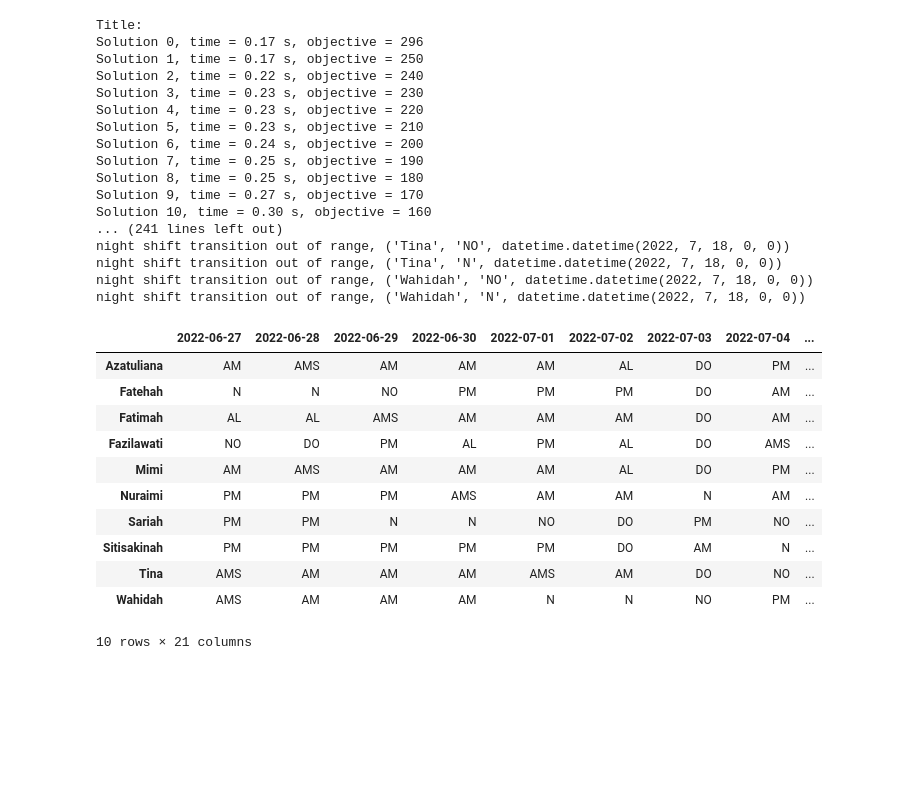
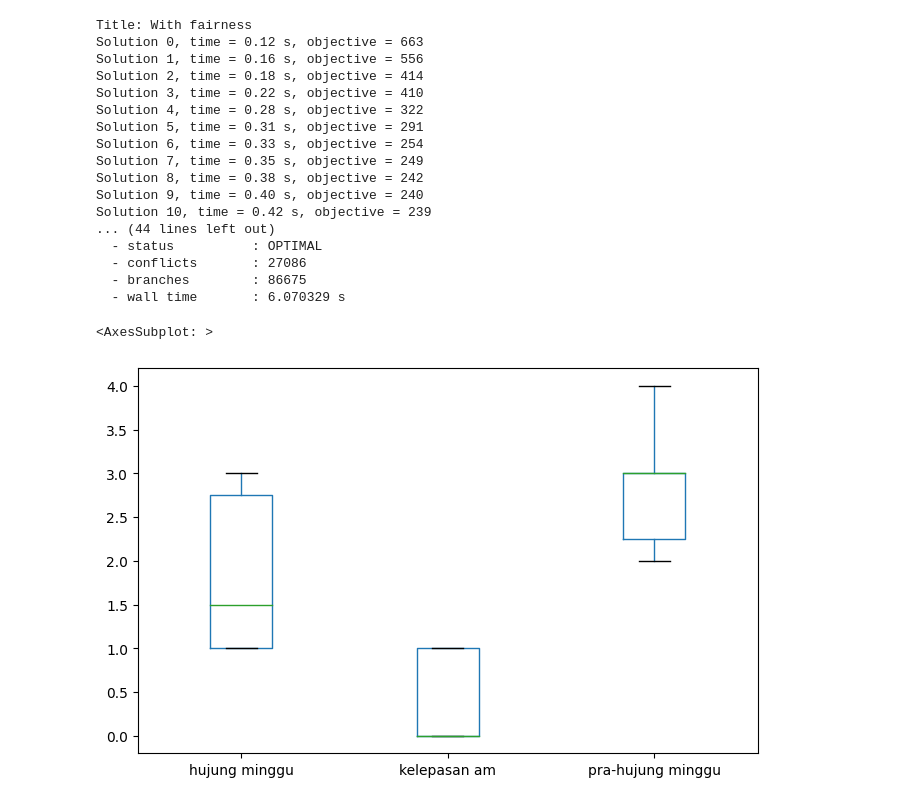
Before and after one commit to Shiftrdw/hukm_scheduling, a Jupyter notebook: main.ipynb, the cells around one changed output. Cells and saved outputs as stored; diff of their text form; code cells hidden in the pictures; blank space fills up the shorter version.

```diff
--- a/main.ipynb
+++ b/main.ipynb
@@ -14,7 +14,9 @@ date_range = utils.date_range(start=(2022,7,4), end=(2022,7,17))
 # %%
-df = pd.read_excel('data.xlsx', index_col=0)
+df = pd.read_excel('jadual_data/data.xlsx', index_col=0)
 prev_roster_date_range = list(df.columns.to_pydatetime())
-prev_roster = utils.get_data_to_tuple('data.xlsx')
+prev_roster = utils.get_data_to_tuple('jadual_data/data.xlsx')
+# %%
+requests = utils.get_request_to_tuple('jadual_data/request.xlsx')
 # %%
 class Model:
     def __init__(self, _nurses, _roles, _shifts, _leaves, _date_range, _prev_roster,_prev_roster_date_range=None):
@@ -582,39 +620,41 @@ class Model:
             self.implement_model_penalty(nurse, worked_ams, name5, self.pre_weekend_penalty[nurse]['ams'], 3)
 # %%
 m = Model(nurses, roles, shifts, leaves, date_range, prev_roster, prev_roster_date_range)
-m.requests()
+m.requests(requests)
 m.previous_roster(m._prev_roster)
 m.off_day_per_week(1)
+m.public_holiday()
 m.number_workers_per_shift()
 m.handle_shift_transition(shift_transition)
-m.handle_night_shift_sequences()
-# m.handle_night_shift_sequences_mode2()
+# m.handle_night_shift_sequences()
+m.handle_night_shift_sequences_mode2()
 # m.handle_night_shift_sequences_mode3()
 # m.handle_slot_sequence_constraints([(n, 2)])
 m.implement_sum_constraint(sum_constraints)
 m.sum_seniority(roles)
-m.fairness_allocation()
+m.fairness_allocation(difference=1)
 m.implement_wkend_hold_prehold_ams_penalty()
 m.maximize()
 m.minimize()
 
-print('Title: ')
+print('Title: With fairness')
 m.solve()
+# print(m.logs)
 # %% [output]
-Title:
-Solution 0, time = 0.17 s, objective = 296
-Solution 1, time = 0.17 s, objective = 250
-Solution 2, time = 0.22 s, objective = 240
-Solution 3, time = 0.23 s, objective = 230
-Solution 4, time = 0.23 s, objective = 220
-Solution 5, time = 0.23 s, objective = 210
-Solution 6, time = 0.24 s, objective = 200
-Solution 7, time = 0.25 s, objective = 190
-Solution 8, time = 0.25 s, objective = 180
-Solution 9, time = 0.27 s, objective = 170
-Solution 10, time = 0.30 s, objective = 160
-... (241 lines left out)
-night shift transition out of range, ('Tina', 'NO', datetime.datetime(2022, 7, 18, 0, 0))
-night shift transition out of range, ('Tina', 'N', datetime.datetime(2022, 7, 18, 0, 0))
-night shift transition out of range, ('Wahidah', 'NO', datetime.datetime(2022, 7, 18, 0, 0))
-night shift transition out of range, ('Wahidah', 'N', datetime.datetime(2022, 7, 18, 0, 0))
+Title: With fairness
+Solution 0, time = 0.12 s, objective = 663
+Solution 1, time = 0.16 s, objective = 556
+Solution 2, time = 0.18 s, objective = 414
+Solution 3, time = 0.22 s, objective = 410
+Solution 4, time = 0.28 s, objective = 322
+Solution 5, time = 0.31 s, objective = 291
+Solution 6, time = 0.33 s, objective = 254
+Solution 7, time = 0.35 s, objective = 249
+Solution 8, time = 0.38 s, objective = 242
+Solution 9, time = 0.40 s, objective = 240
+Solution 10, time = 0.42 s, objective = 239
+... (44 lines left out)
+  - status          : OPTIMAL
+  - conflicts       : 27086
+  - branches        : 86675
+  - wall time       : 6.070329 s
@@ -764,17 +931,9 @@ class Stats:
-# %%
-shift_transition.append(({0: ams, 1: no}, "never", 0))
-d = Stats(m.solution, shift_transition, m._total_date_range, shifts)
-d.df_solution
-# %% [output]
-|  | 2022-06-27 | 2022-06-28 | 2022-06-29 | 2022-06-30 | 2022-07-01 | 2022-07-02 | 2022-07-03 | 2022-07-04 | ... |
-| Azatuliana | AM | AMS | AM | AM | AM | AL | DO | PM | ... |
-| Fatehah | N | N | NO | PM | PM | PM | DO | AM | ... |
-| Fatimah | AL | AL | AMS | AM | AM | AM | DO | AM | ... |
-| Fazilawati | NO | DO | PM | AL | PM | AL | DO | AMS | ... |
-| Mimi | AM | AMS | AM | AM | AM | AL | DO | PM | ... |
-| Nuraimi | PM | PM | PM | AMS | AM | AM | N | AM | ... |
-| Sariah | PM | PM | N | N | NO | DO | PM | NO | ... |
-| Sitisakinah | PM | PM | PM | PM | PM | DO | AM | N | ... |
-| Tina | AMS | AM | AM | AM | AMS | AM | DO | NO | ... |
-| Wahidah | AMS | AM | AM | AM | N | N | NO | PM | ... |
-10 rows × 21 columns
+# %%
+manual_roster = utils.get_data_to_arr_dict('jadual_data/check.xlsx')
+c = Stats(manual_roster, shift_transition, m._date_range, shifts)
+d = Stats(m.solution, shift_transition, m._date_range, shifts)
+# %%
+pd.DataFrame.from_dict({k: [values for key, values in v.items()] for k, v in c.fairness_detail_weekend_holiday.items()}).T.rename(columns={0: "hujung minggu", 1: "kelepasan am", 2: "pra-hujung minggu"}).boxplot(figsize=(8,5), grid=False)
+# %% [output]
+<AxesSubplot: >
+[figure, added]
```
Also changed, not shown: parts of 32 cells of this notebook, 10 other files.
